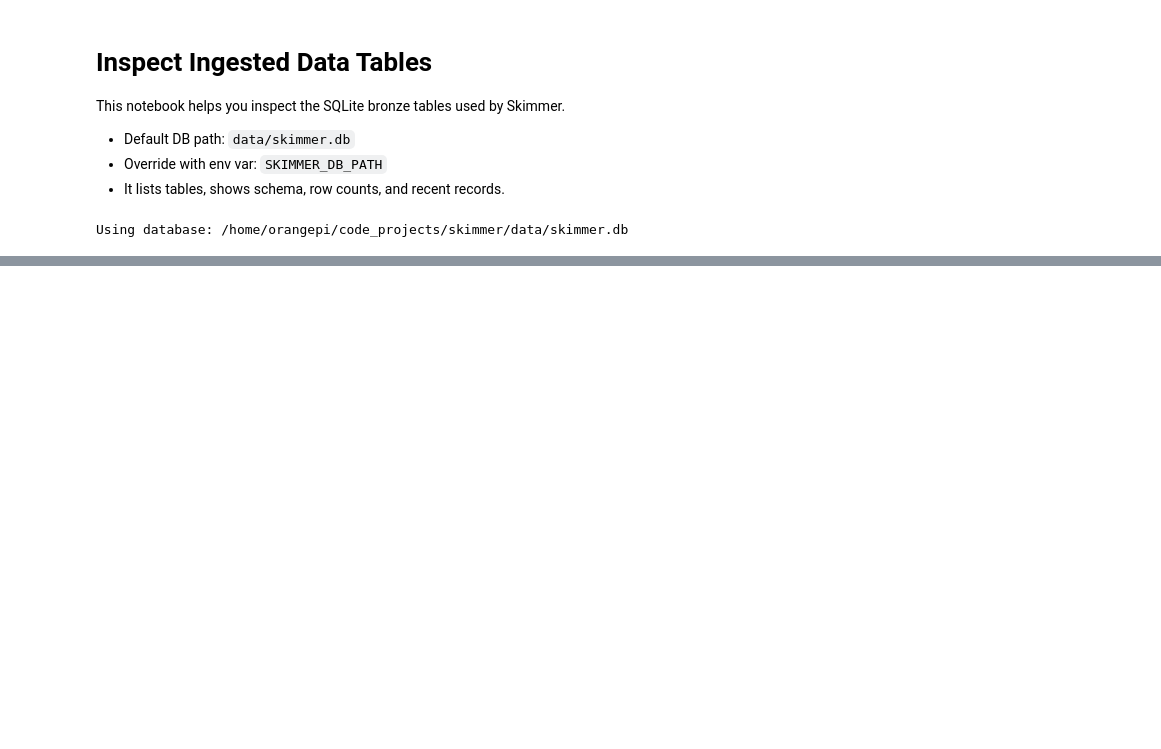
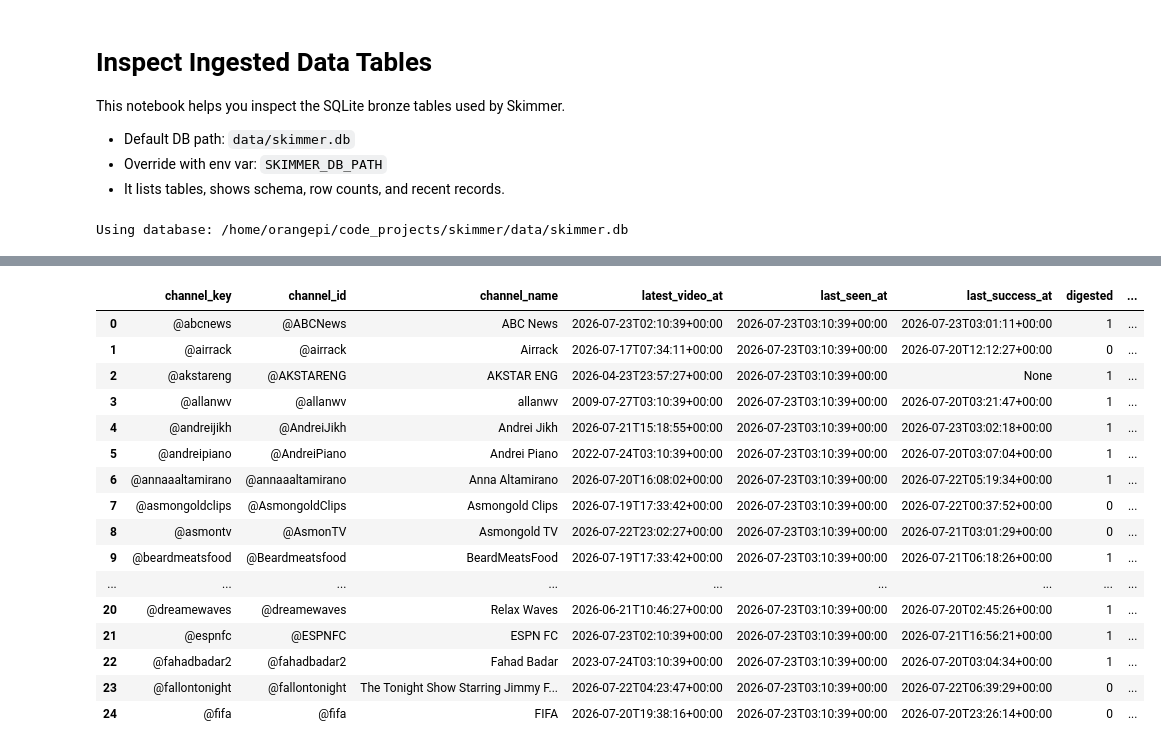
Before and after one commit to 4Fortune8/skimmer, a Jupyter notebook: InspectIngestedTables.ipynb, the cells around one changed output, grey strips where cells are left out. Cells and saved outputs as stored; diff of their text form; code cells hidden in the pictures; blank space fills up the shorter version.

```diff
--- a/InspectIngestedTables.ipynb
+++ b/InspectIngestedTables.ipynb
@@ -223,2 +219,22 @@ Latest rows:
 # %%
 connection.close()
+# %%
+display(preview_table('profile_queue'))
+# %% [output]
+|  | channel_key | channel_id | channel_name | latest_video_at | last_seen_at | last_success_at | digested | ... |
+| 0 | @abcnews | @ABCNews | ABC News | 2026-07-23T02:10:39+00:00 | 2026-07-23T03:10:39+00:00 | 2026-07-23T03:01:11+00:00 | 1 | ... |
+| 1 | @airrack | @airrack | Airrack | 2026-07-17T07:34:11+00:00 | 2026-07-23T03:10:39+00:00 | 2026-07-20T12:12:27+00:00 | 0 | ... |
+| 2 | @akstareng | @AKSTARENG | AKSTAR ENG | 2026-04-23T23:57:27+00:00 | 2026-07-23T03:10:39+00:00 | None | 1 | ... |
+| 3 | @allanwv | @allanwv | allanwv | 2009-07-27T03:10:39+00:00 | 2026-07-23T03:10:39+00:00 | 2026-07-20T03:21:47+00:00 | 1 | ... |
+| 4 | @andreijikh | @AndreiJikh | Andrei Jikh | 2026-07-21T15:18:55+00:00 | 2026-07-23T03:10:39+00:00 | 2026-07-23T03:02:18+00:00 | 1 | ... |
+| 5 | @andreipiano | @AndreiPiano | Andrei Piano | 2022-07-24T03:10:39+00:00 | 2026-07-23T03:10:39+00:00 | 2026-07-20T03:07:04+00:00 | 1 | ... |
+| 6 | @annaaaltamirano | @annaaaltamirano | Anna Altamirano | 2026-07-20T16:08:02+00:00 | 2026-07-23T03:10:39+00:00 | 2026-07-22T05:19:34+00:00 | 1 | ... |
+| 7 | @asmongoldclips | @AsmongoldClips | Asmongold Clips | 2026-07-19T17:33:42+00:00 | 2026-07-23T03:10:39+00:00 | 2026-07-22T00:37:52+00:00 | 0 | ... |
+| 8 | @asmontv | @AsmonTV | Asmongold TV | 2026-07-22T23:02:27+00:00 | 2026-07-23T03:10:39+00:00 | 2026-07-21T03:01:29+00:00 | 0 | ... |
+| 9 | @beardmeatsfood | @Beardmeatsfood | BeardMeatsFood | 2026-07-19T17:33:42+00:00 | 2026-07-23T03:10:39+00:00 | 2026-07-21T06:18:26+00:00 | 1 | ... |
+| ... | ... | ... | ... | ... | ... | ... | ... | ... |
+| 20 | @dreamewaves | @dreamewaves | Relax Waves | 2026-06-21T10:46:27+00:00 | 2026-07-23T03:10:39+00:00 | 2026-07-20T02:45:26+00:00 | 1 | ... |
+| 21 | @espnfc | @ESPNFC | ESPN FC | 2026-07-23T02:10:39+00:00 | 2026-07-23T03:10:39+00:00 | 2026-07-21T16:56:21+00:00 | 1 | ... |
+| 22 | @fahadbadar2 | @fahadbadar2 | Fahad Badar | 2023-07-24T03:10:39+00:00 | 2026-07-23T03:10:39+00:00 | 2026-07-20T03:04:34+00:00 | 1 | ... |
+| 23 | @fallontonight | @fallontonight | The Tonight Show Starring Jimmy F... | 2026-07-22T04:23:47+00:00 | 2026-07-23T03:10:39+00:00 | 2026-07-22T06:39:29+00:00 | 0 | ... |
+| 24 | @fifa | @fifa | FIFA | 2026-07-20T19:38:16+00:00 | 2026-07-23T03:10:39+00:00 | 2026-07-20T23:26:14+00:00 | 0 | ... |
```
Also changed, not shown: parts of 3 cells of this notebook, 13 other files.
